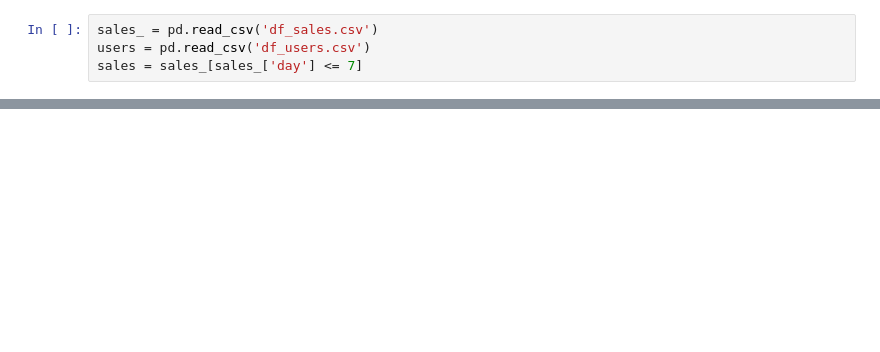
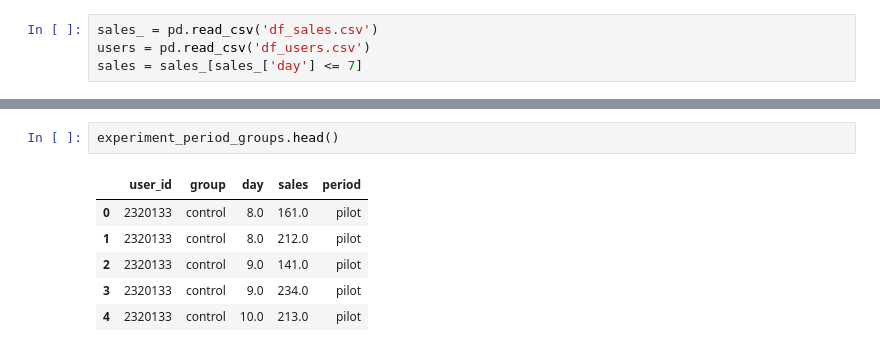
Before and after one commit to repinmihail/AB-test-pipeline, a Jupyter notebook: testing-demo.ipynb, the cells around one changed output, grey strips where cells are left out. Cells and saved outputs as stored; diff of their text form; blank space fills up the shorter version.

```diff
--- a/testing-demo.ipynb
+++ b/testing-demo.ipynb
@@ -57,0 +145,9 @@ TypeError: get_grouped_columns() missing 1 required positional argument: 'except
+# %%
+experiment_period_groups.head()
+# %% [output]
+|  | user_id | group | day | sales | period |
+| 0 | 2320133 | control | 8.0 | 161.0 | pilot |
+| 1 | 2320133 | control | 8.0 | 212.0 | pilot |
+| 2 | 2320133 | control | 9.0 | 141.0 | pilot |
+| 3 | 2320133 | control | 9.0 | 234.0 | pilot |
+| 4 | 2320133 | control | 10.0 | 213.0 | pilot |
```
Also changed, not shown: parts of 32 cells of this notebook, 3 other files.
